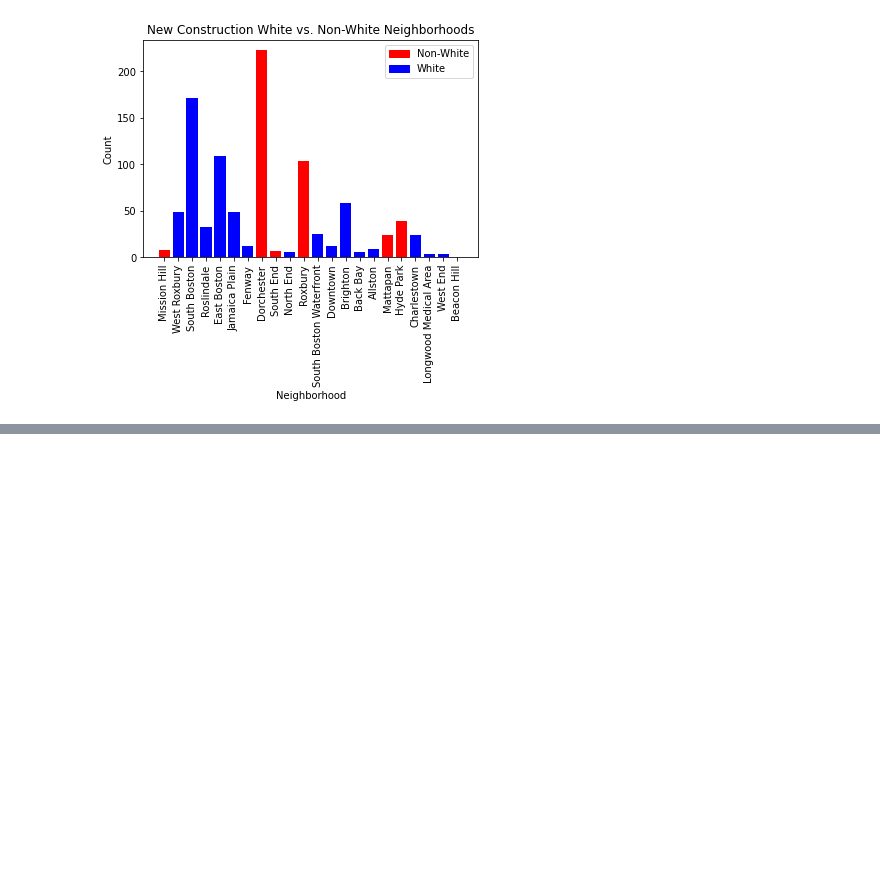
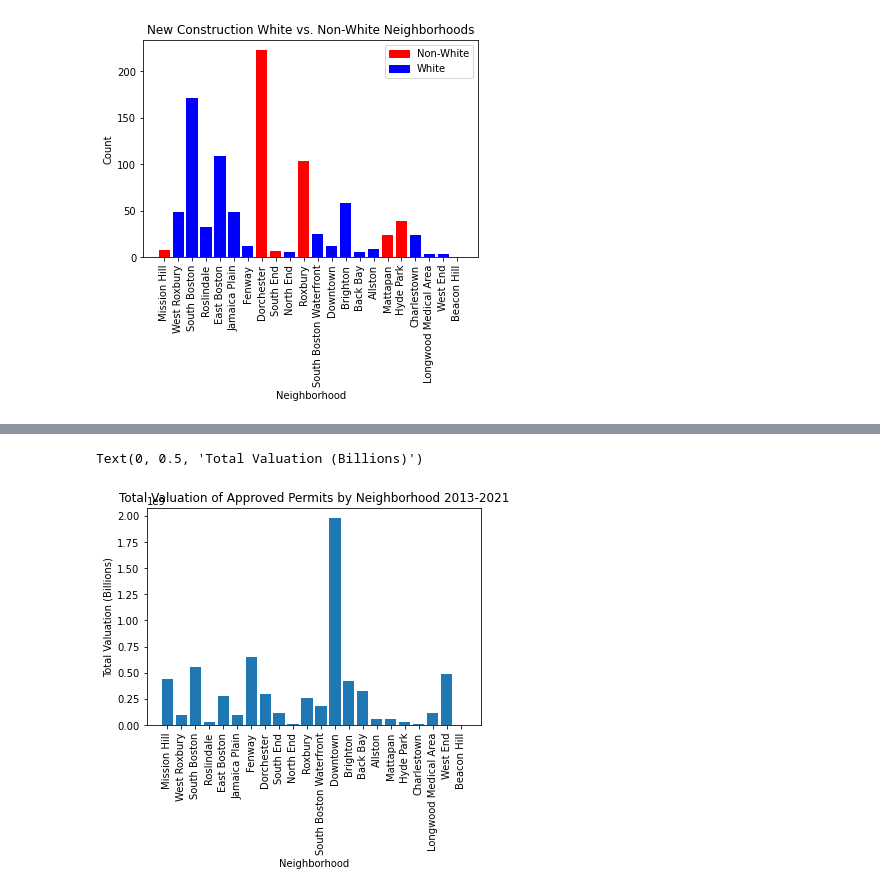
Before and after one commit to yagevlevi/BaystateBanner_Spark, a Jupyter notebook: Real Estate/Permit_Decisions_Distribution_Analysis.ipynb, the cells around one changed output, grey strips where cells are left out. Drawn from its saved outputs; the diff is of its cells as text; code cells hidden in the pictures; blank space fills up the shorter version.

```diff
--- a/Real Estate/Permit_Decisions_Distribution_Analysis.ipynb
+++ b/Real Estate/Permit_Decisions_Distribution_Analysis.ipynb
@@ -601,3 +601,19 @@ plt.legend(handles=[red_patch, blue_patch])
 # %% [output]
 <matplotlib.legend.Legend at 0x...>
 [figure]
+# %%
+df = pd.read_csv('UPDATED_approved_projects_with_demographics.csv')
+
+vals = pd.DataFrame(columns=['Neighborhood', 'Total Valuation Of Approved Permits'])
+
+neighbs = df['Neighborhood'].unique()
+
+neighb_groups = df.groupby(df.Neighborhood)
+
+for i in range(len(neighbs)):
+    total = 0
+    temp = neighb_groups.get_group(neighbs[i]).reset_index(drop=False)
+    total = temp['declared_valuation'].sum()
+    vals.loc[i] = [neighbs[i], int(total)]
+
+vals
@@ -603,0 +638,9 @@ plt.legend(handles=[red_patch, blue_patch])
+# %%
+plt.bar(vals['Neighborhood'],vals['Total Valuation Of Approved Permits'])
+plt.xticks(rotation=90)
+plt.title('Total Valuation of Approved Permits by Neighborhood 2013-2021')
+plt.xlabel('Neighborhood')
+plt.ylabel('Total Valuation (Billions)')
+# %% [output]
+Text(0, 0.5, 'Total Valuation (Billions)')
+[figure, added]
```
Also changed, not shown: parts of 9 cells of this notebook, 3 other files.
